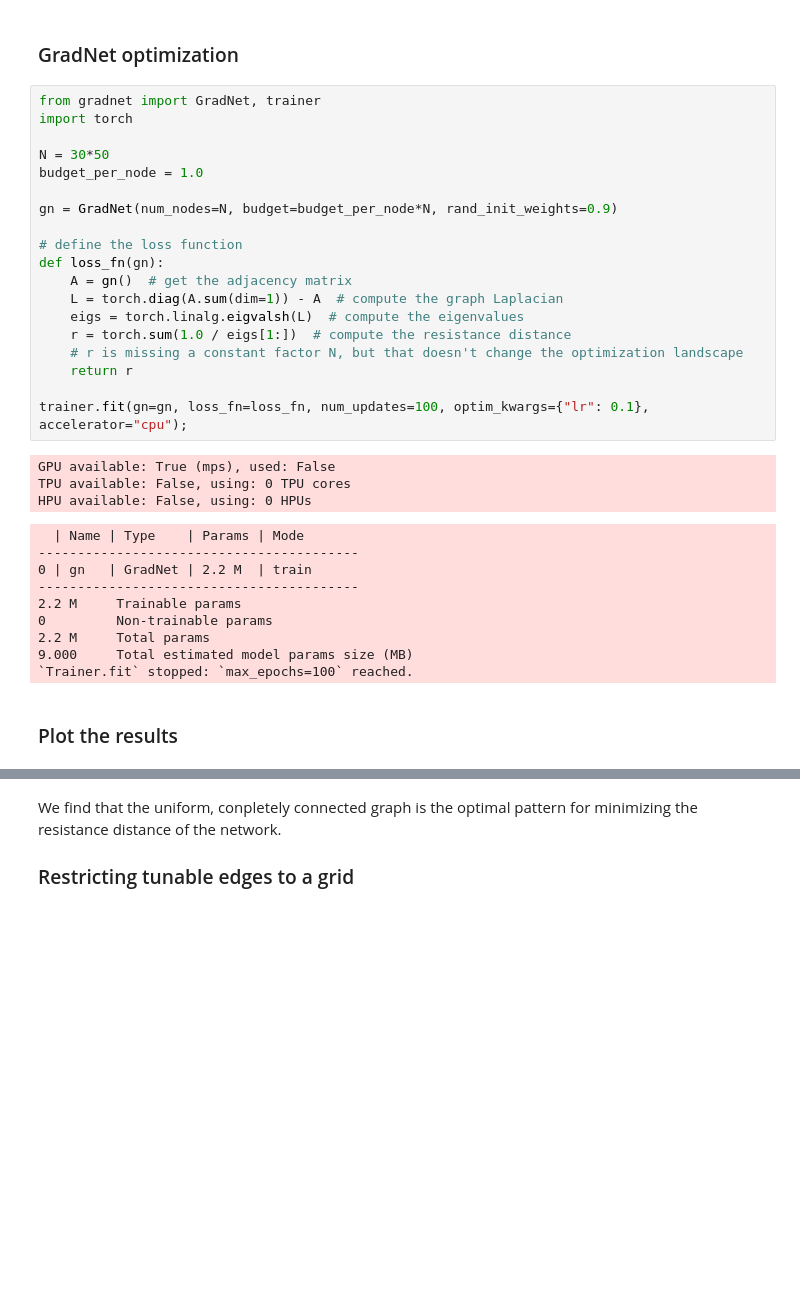
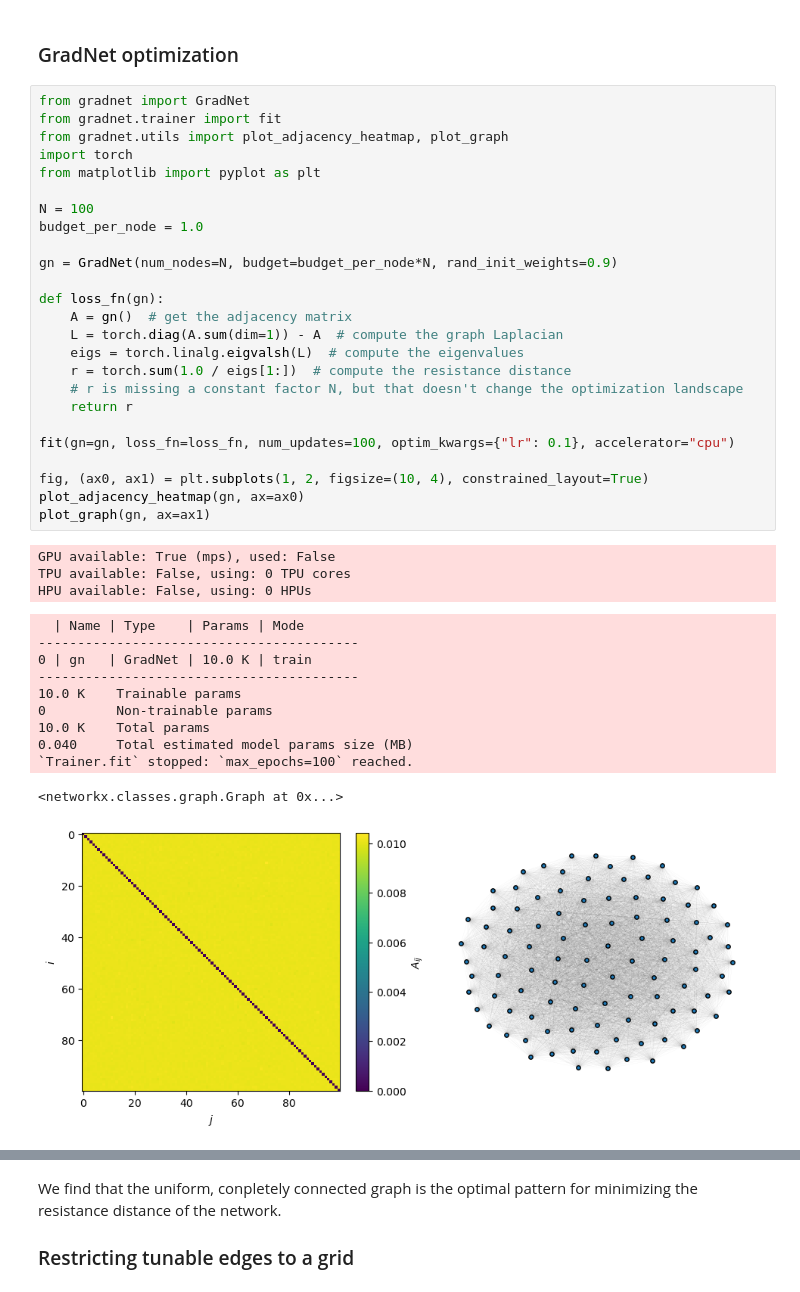
Before and after one commit to mikaberidze/gradnet, a Jupyter notebook: examples/3_resistance_distance.ipynb, the cells around one changed output, grey strips where cells are left out. Drawn from its saved outputs; the diff is of its cells as text; blank space fills up the shorter version.

```diff
--- a/examples/3_resistance_distance.ipynb
+++ b/examples/3_resistance_distance.ipynb
@@ -15,36 +15,42 @@ Edge-weights $A_{ij}$ correspond to the conductences of the given edge, which is
 # %% [markdown]
 ### GradNet optimization
 # %%
-from gradnet import GradNet, trainer
+from gradnet import GradNet
+from gradnet.trainer import fit
+from gradnet.utils import plot_adjacency_heatmap, plot_graph
 import torch
+from matplotlib import pyplot as plt
 
-N = 30*50
+N = 100
 budget_per_node = 1.0
 
 gn = GradNet(num_nodes=N, budget=budget_per_node*N, rand_init_weights=0.9)
 
-# define the loss function
 def loss_fn(gn):
     A = gn()  # get the adjacency matrix
     L = torch.diag(A.sum(dim=1)) - A  # compute the graph Laplacian
     eigs = torch.linalg.eigvalsh(L)  # compute the eigenvalues
     r = torch.sum(1.0 / eigs[1:])  # compute the resistance distance
     # r is missing a constant factor N, but that doesn't change the optimization landscape
     return r
 
-trainer.fit(gn=gn, loss_fn=loss_fn, num_updates=100, optim_kwargs={"lr": 0.1}, accelerator="cpu");
+fit(gn=gn, loss_fn=loss_fn, num_updates=100, optim_kwargs={"lr": 0.1}, accelerator="cpu")
+
+fig, (ax0, ax1) = plt.subplots(1, 2, figsize=(10, 4), constrained_layout=True)
+plot_adjacency_heatmap(gn, ax=ax0)
+plot_graph(gn, ax=ax1)
 # %% [output]
 GPU available: True (mps), used: False
 TPU available: False, using: 0 TPU cores
 HPU available: False, using: 0 HPUs
   | Name | Type    | Params | Mode
 -----------------------------------------
-0 | gn   | GradNet | 2.2 M  | train
+0 | gn   | GradNet | 10.0 K | train
 -----------------------------------------
-2.2 M     Trainable params
+10.0 K    Trainable params
 0         Non-trainable params
-2.2 M     Total params
-9.000     Total estimated model params size (MB)
+10.0 K    Total params
+0.040     Total estimated model params size (MB)
 `Trainer.fit` stopped: `max_epochs=100` reached.
+<networkx.classes.graph.Graph at 0x...>
+[figure, added]
-# %% [markdown]
-### Plot the results
```
Also changed, not shown: parts of 3 cells of this notebook, 11 other files.
